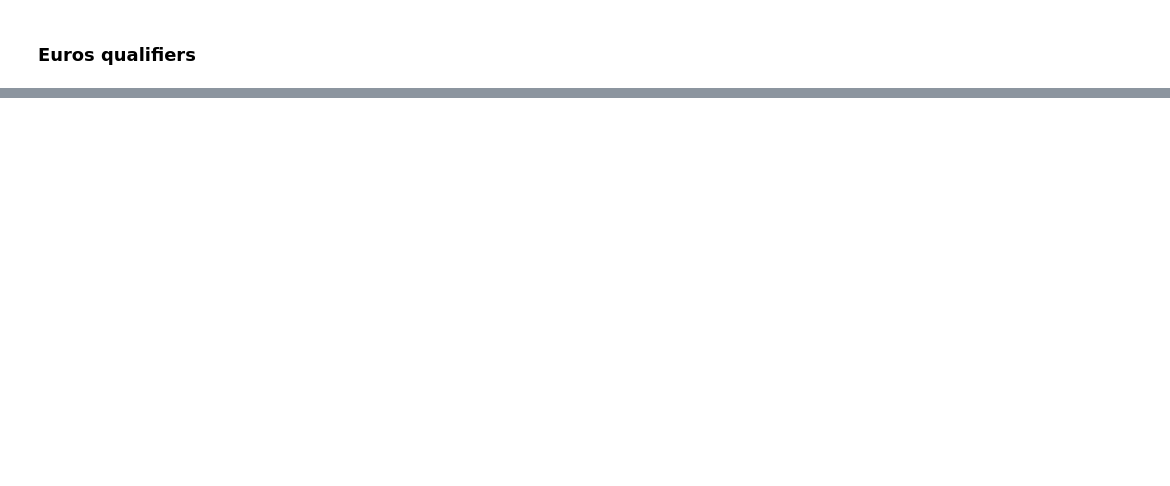
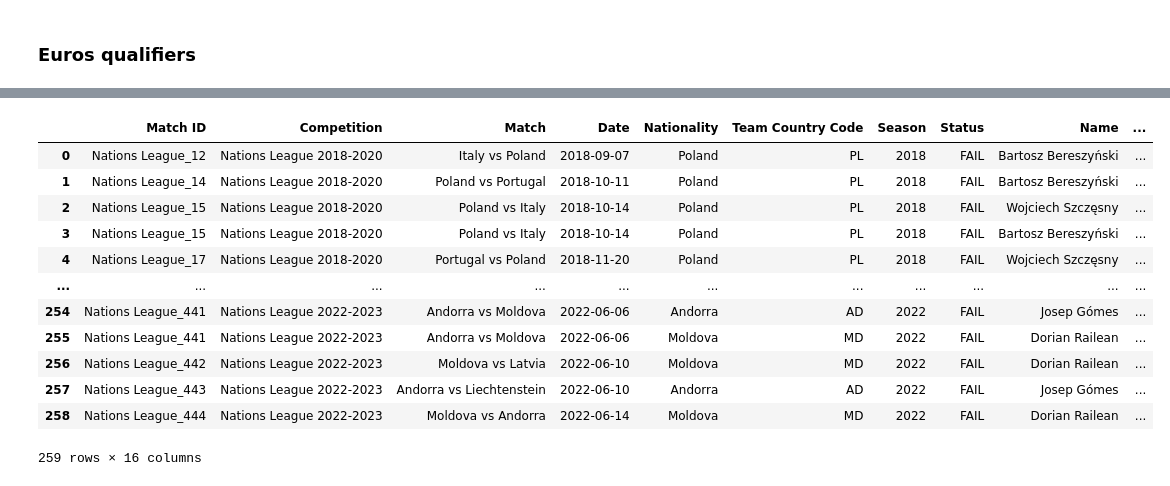
Before and after one commit to finnlsmith/footy_project_market_value_rankings, a Jupyter notebook: create_dataset_1/readd_terrikon_data.ipynb, the cells around one changed output, grey strips where cells are left out. Cells and saved outputs as stored; diff of their text form; code cells hidden in the pictures; blank space fills up the shorter version.

```diff
--- a/create_dataset_1/readd_terrikon_data.ipynb
+++ b/create_dataset_1/readd_terrikon_data.ipynb
@@ -1166,0 +2101,5 @@ KeyError: 'Code'
+# %%
+not_found_dataset['Status New'] = ''
+for index, row in not_found_dataset.iterrows():
+    if row['Status New'] == '':
+        not_found_dataset.at[index, 'Status'] = 'FAIL - NEW'
@@ -1166,0 +2121,4 @@ KeyError: 'Code'
+# %%
+nations_league_lineups = load_csv_dataset('NEW LINEUPS to look up/Temp Lineup Data - UEFA Nations League Lineups (1).csv')
+# %%
+dataset_name = nations_league_lineups
@@ -1166,0 +2159,16 @@ KeyError: 'Code'
+# %%
+#Euros Qualifiers
+#Macedonia --> North Macedonia
+#Czechia --> Czech Republic
+#N. Ireland --> Northern Ireland
+for index, row in dataset_name.iterrows():
+    if row['TeamName'] == 'Macedonia':
+        dataset_name.at[index, 'TeamName'] = 'North Macedonia'
+        dataset_name.at[index, 'Match'] = dataset_name.at[index, 'Match'].replace('Macedonia', 'North Macedonia')
+    if row['TeamName'] == 'Czechia':
+        dataset_name.at[index, 'TeamName'] = 'Czech Republic'
+        dataset_name.at[index, 'Match'] = dataset_name.at[index, 'Match'].replace('Czechia', 'Czech Republic')
+    if row['TeamName'] == 'N. Ireland':
+        dataset_name.at[index, 'TeamName'] = 'Northern Ireland'
+        dataset_name.at[index, 'Match'] = dataset_name.at[index, 'Match'].replace('N. Ireland', 'Northern Ireland')
+dataset_name['Code'] = dataset_name['TeamName'].apply(get_country_code)
@@ -1166,0 +2333,16 @@ KeyError: 'Code'
+# %%
+not_found_dataset
+# %% [output]
+|  | Match ID | Competition | Match | Date | Nationality | Team Country Code | Season | Status | Name | ... |
+| 0 | Nations League_12 | Nations League 2018-2020 | Italy vs Poland | 2018-09-07 | Poland | PL | 2018 | FAIL | Bartosz Bereszyński | ... |
+| 1 | Nations League_14 | Nations League 2018-2020 | Poland vs Portugal | 2018-10-11 | Poland | PL | 2018 | FAIL | Bartosz Bereszyński | ... |
+| 2 | Nations League_15 | Nations League 2018-2020 | Poland vs Italy | 2018-10-14 | Poland | PL | 2018 | FAIL | Wojciech Szczęsny | ... |
+| 3 | Nations League_15 | Nations League 2018-2020 | Poland vs Italy | 2018-10-14 | Poland | PL | 2018 | FAIL | Bartosz Bereszyński | ... |
+| 4 | Nations League_17 | Nations League 2018-2020 | Portugal vs Poland | 2018-11-20 | Poland | PL | 2018 | FAIL | Wojciech Szczęsny | ... |
+| ... | ... | ... | ... | ... | ... | ... | ... | ... | ... | ... |
+| 254 | Nations League_441 | Nations League 2022-2023 | Andorra vs Moldova | 2022-06-06 | Andorra | AD | 2022 | FAIL | Josep Gómes | ... |
+| 255 | Nations League_441 | Nations League 2022-2023 | Andorra vs Moldova | 2022-06-06 | Moldova | MD | 2022 | FAIL | Dorian Railean | ... |
+| 256 | Nations League_442 | Nations League 2022-2023 | Moldova vs Latvia | 2022-06-10 | Moldova | MD | 2022 | FAIL | Dorian Railean | ... |
+| 257 | Nations League_443 | Nations League 2022-2023 | Andorra vs Liechtenstein | 2022-06-10 | Andorra | AD | 2022 | FAIL | Josep Gómes | ... |
+| 258 | Nations League_444 | Nations League 2022-2023 | Moldova vs Andorra | 2022-06-14 | Moldova | MD | 2022 | FAIL | Dorian Railean | ... |
+259 rows × 16 columns
```
Also changed, not shown: parts of 69 cells of this notebook, 48 other files.
